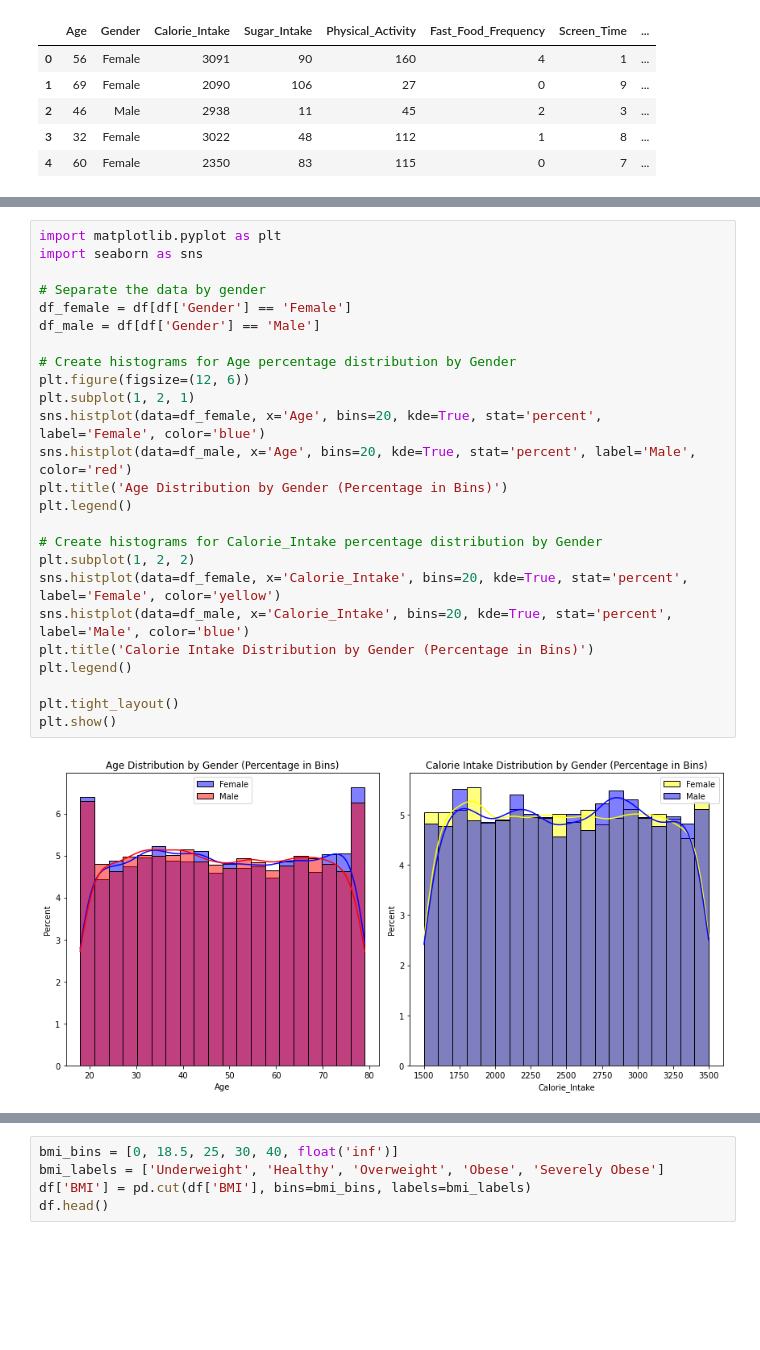
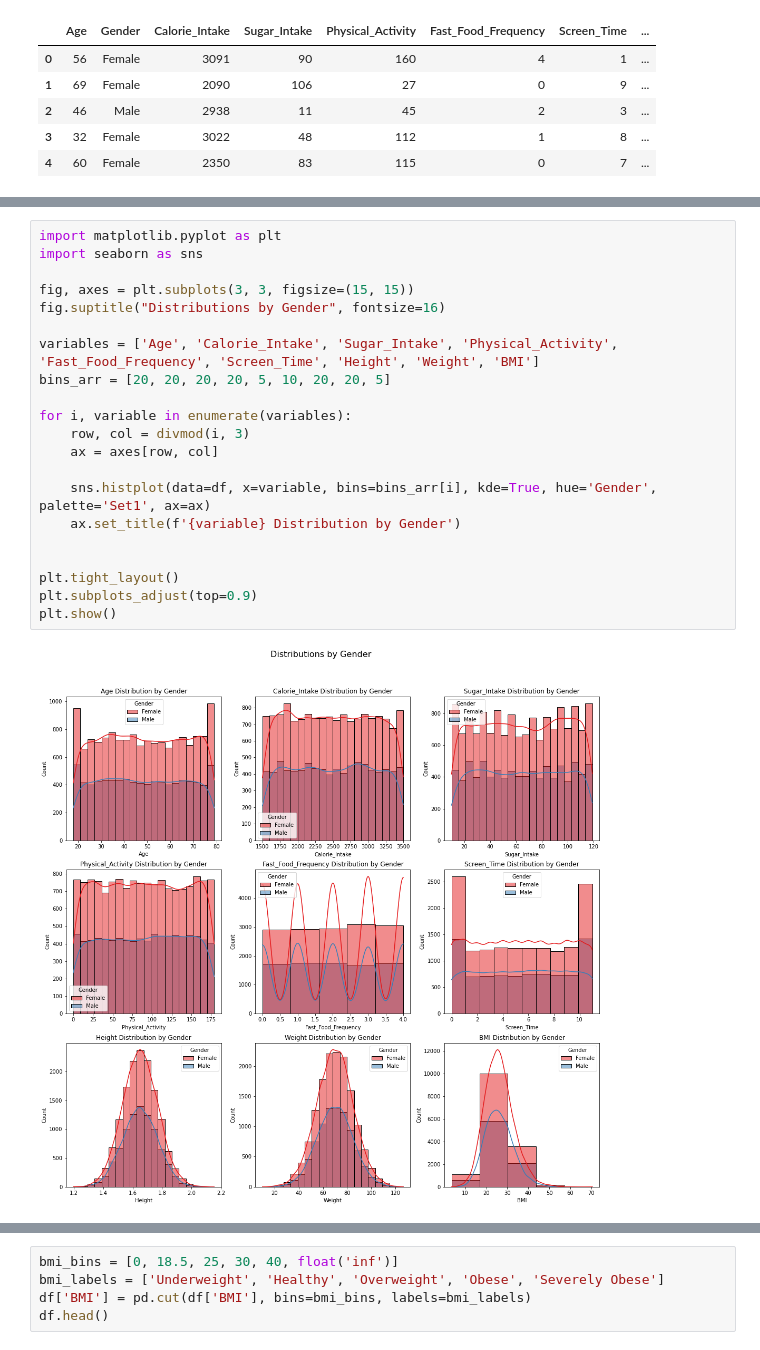
Before and after one commit to pourya-momtaz/CHL5230-Datathon1, a Jupyter notebook: Datathon1.ipynb, the cells around one changed output, grey strips where cells are left out. Drawn from its saved outputs; the diff is of its cells as text; blank space fills up the shorter version.

```diff
--- a/Datathon1.ipynb
+++ b/Datathon1.ipynb
@@ -74,27 +23,23 @@ plt.show()
-# %%
-import matplotlib.pyplot as plt
-import seaborn as sns
-
-# Separate the data by gender
-df_female = df[df['Gender'] == 'Female']
-df_male = df[df['Gender'] == 'Male']
-
-# Create histograms for Age percentage distribution by Gender
-plt.figure(figsize=(12, 6))
-plt.subplot(1, 2, 1)
-sns.histplot(data=df_female, x='Age', bins=20, kde=True, stat='percent', label='Female', color='blue')
-sns.histplot(data=df_male, x='Age', bins=20, kde=True, stat='percent', label='Male', color='red')
-plt.title('Age Distribution by Gender (Percentage in Bins)')
-plt.legend()
-
-# Create histograms for Calorie_Intake percentage distribution by Gender
-plt.subplot(1, 2, 2)
-sns.histplot(data=df_female, x='Calorie_Intake', bins=20, kde=True, stat='percent', label='Female', color='yellow')
-sns.histplot(data=df_male, x='Calorie_Intake', bins=20, kde=True, stat='percent', label='Male', color='blue')
-plt.title('Calorie Intake Distribution by Gender (Percentage in Bins)')
-plt.legend()
-
-plt.tight_layout()
-plt.show()
-# %% [output]
-[figure, removed]
+# %%
+import matplotlib.pyplot as plt
+import seaborn as sns
+
+fig, axes = plt.subplots(3, 3, figsize=(15, 15))
+fig.suptitle("Distributions by Gender", fontsize=16)
+
+variables = ['Age', 'Calorie_Intake', 'Sugar_Intake', 'Physical_Activity', 'Fast_Food_Frequency', 'Screen_Time', 'Height', 'Weight', 'BMI']
+bins_arr = [20, 20, 20, 20, 5, 10, 20, 20, 5]
+
+for i, variable in enumerate(variables):
+    row, col = divmod(i, 3)
+    ax = axes[row, col]
+
+    sns.histplot(data=df, x=variable, bins=bins_arr[i], kde=True, hue='Gender', palette='Set1', ax=ax)
+    ax.set_title(f'{variable} Distribution by Gender')
+
+
+plt.tight_layout()
+plt.subplots_adjust(top=0.9)
+plt.show()
+# %% [output]
+[figure, added]
```
Also changed, not shown: parts of 2 cells of this notebook.
